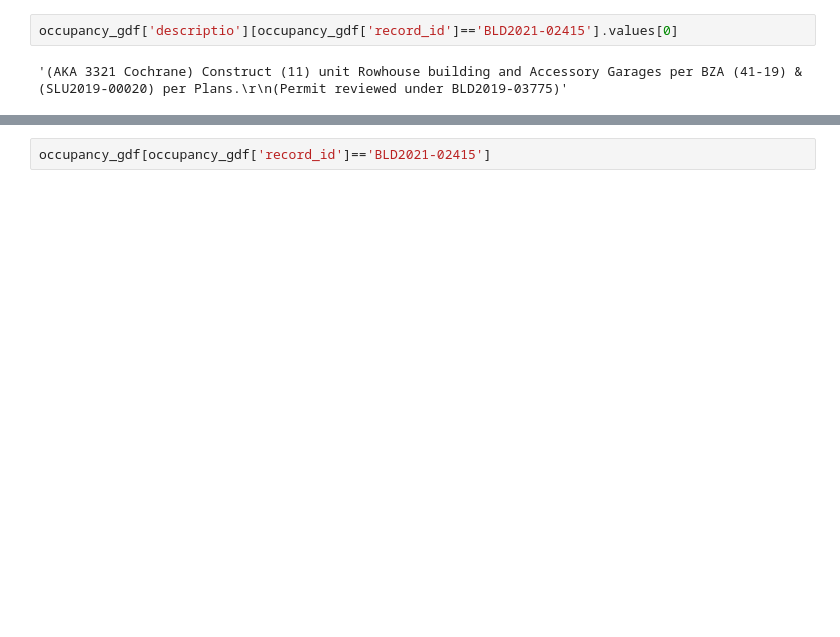
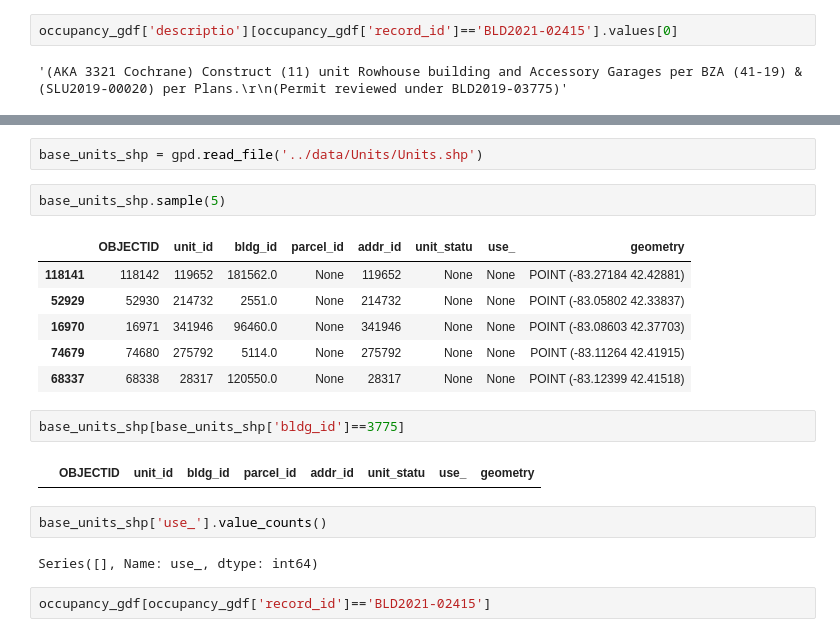
Before and after one commit to gperrin12/detroit_validate_address, a Jupyter notebook: experiments/detroit_project5_validate_address.ipynb, the cells around one changed output, grey strips where cells are left out. Saved outputs shown, nothing was run; the diff lists cells and outputs as text; blank space fills up the shorter version.

```diff
--- a/experiments/detroit_project5_validate_address.ipynb
+++ b/experiments/detroit_project5_validate_address.ipynb
@@ -171,3 +252,22 @@ occupancy_gdf['descriptio'][occupancy_gdf['record_id']=='BLD2021-02415'].values[
+# %%
+base_units_shp = gpd.read_file('../data/Units/Units.shp')
+# %%
+base_units_shp.sample(5)
+# %% [output]
+|  | OBJECTID | unit_id | bldg_id | parcel_id | addr_id | unit_statu | use_ | geometry |
+| 118141 | 118142 | 119652 | 181562.0 | None | 119652 | None | None | POINT (-83.27184 42.42881) |
+| 52929 | 52930 | 214732 | 2551.0 | None | 214732 | None | None | POINT (-83.05802 42.33837) |
+| 16970 | 16971 | 341946 | 96460.0 | None | 341946 | None | None | POINT (-83.08603 42.37703) |
+| 74679 | 74680 | 275792 | 5114.0 | None | 275792 | None | None | POINT (-83.11264 42.41915) |
+| 68337 | 68338 | 28317 | 120550.0 | None | 28317 | None | None | POINT (-83.12399 42.41518) |
+# %%
+base_units_shp[base_units_shp['bldg_id']==3775]
+# %% [output]
+|  | OBJECTID | unit_id | bldg_id | parcel_id | addr_id | unit_statu | use_ | geometry |
+# %%
+base_units_shp['use_'].value_counts()
+# %% [output]
+Series([], Name: use_, dtype: int64)
 # %%
 occupancy_gdf[occupancy_gdf['record_id']=='BLD2021-02415']
 # %% [output]
```
Also changed, not shown: parts of 40 cells of this notebook, 1 other file.
